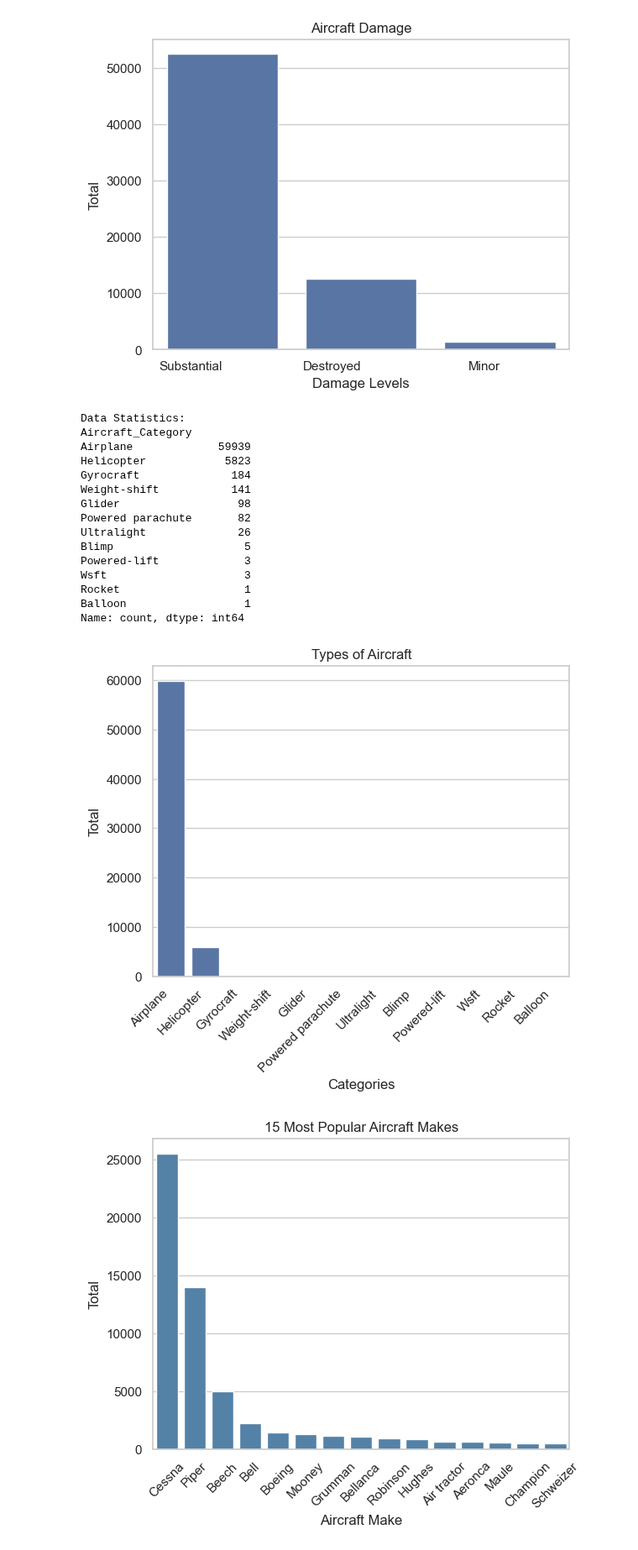
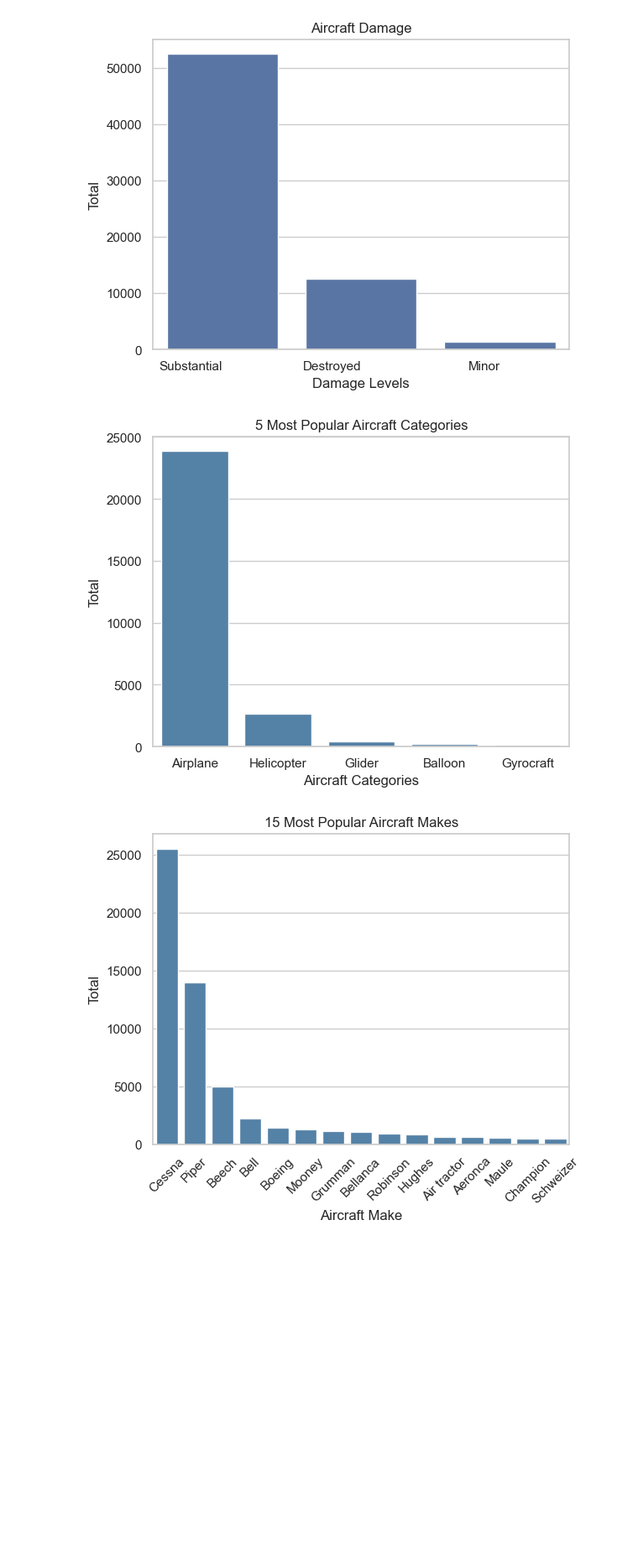
Before and after one commit to rongachoka/Aviation_EDA, a Jupyter notebook: aircraft_safety/analysis_draft.ipynb, the cells around one changed output. Shown at 84% size. Cells and saved outputs as stored; diff of their text form; code cells hidden in the pictures; blank space fills up the shorter version.

```diff
--- a/aircraft_safety/analysis_draft.ipynb
+++ b/aircraft_safety/analysis_draft.ipynb
@@ -923,25 +923,18 @@ Minor           1306
 Name: count, dtype: int64
 [figure]
 # %%
-plot_categorical(df=us_df3, col="Aircraft_Category", title="Types of Aircraft",
-                 xlabel="Categories", ylabel="Total", txt_rotation=45)
+# plot_categorical(df=us_df3, col="Aircraft_Category", title="Types of Aircraft",
+#                  xlabel="Categories", ylabel="Total", txt_rotation=45)
+
+# Top makes
+top_cats = us_df1["Aircraft_Category"].value_counts().nlargest(5)
+
+sns.barplot(top_cats, color="steelblue")
+plt.title("5 Most Popular Aircraft Categories")
+plt.xlabel("Aircraft Categories")
+plt.ylabel("Total");
 # %% [output]
-Data Statistics:
-Aircraft_Category
-Airplane             59939
-Helicopter            5823
-Gyrocraft              184
-Weight-shift           141
-Glider                  98
-Powered parachute       82
-Ultralight              26
-Blimp                    5
-Powered-lift             3
-Wsft                     3
-Rocket                   1
-Balloon                  1
-Name: count, dtype: int64
-[figure, old version]
+[figure, new version]
 # %%
 # Top makes
 top_makes = us_df1["Make"].value_counts().nlargest(15)
```
